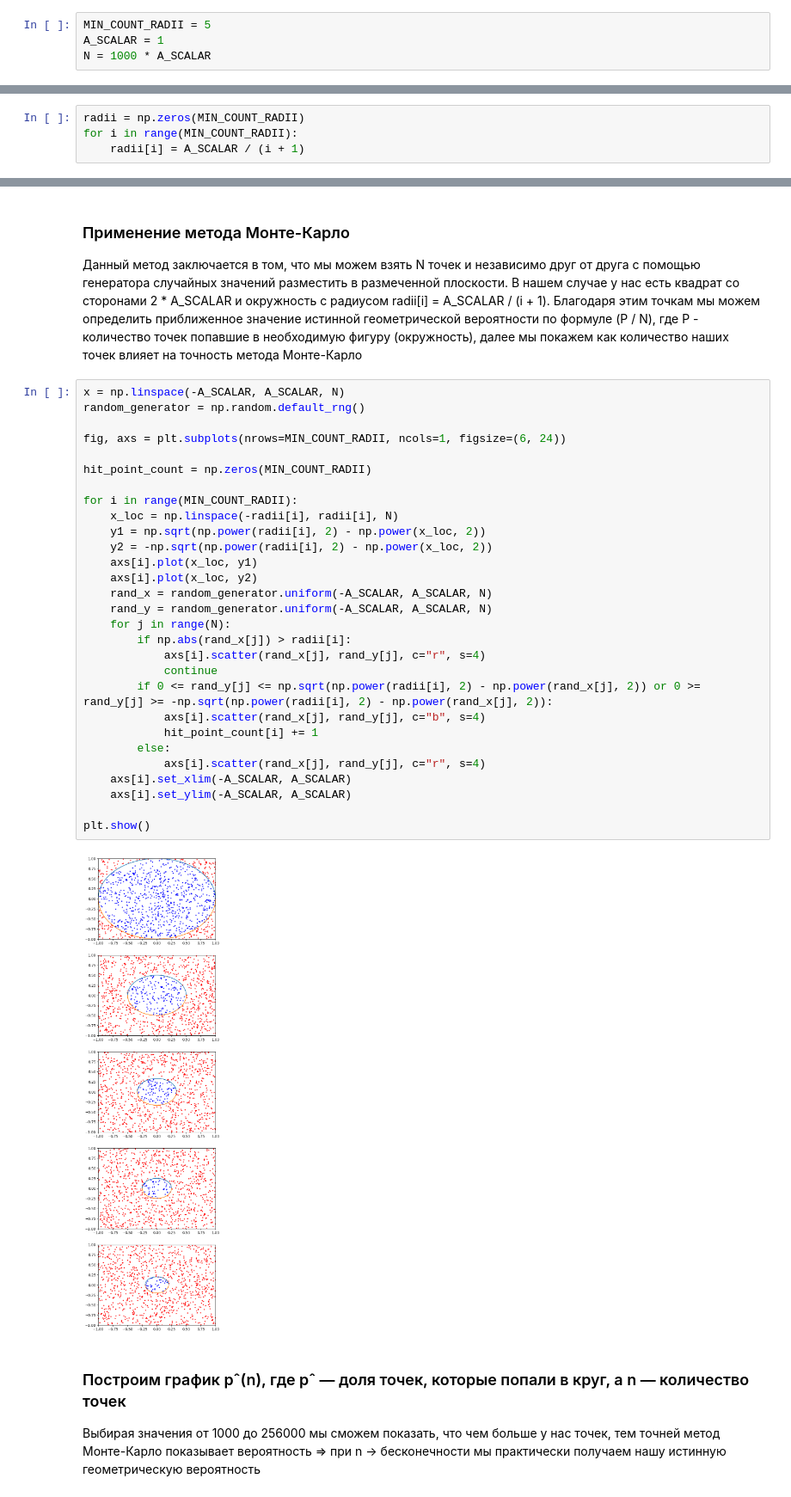
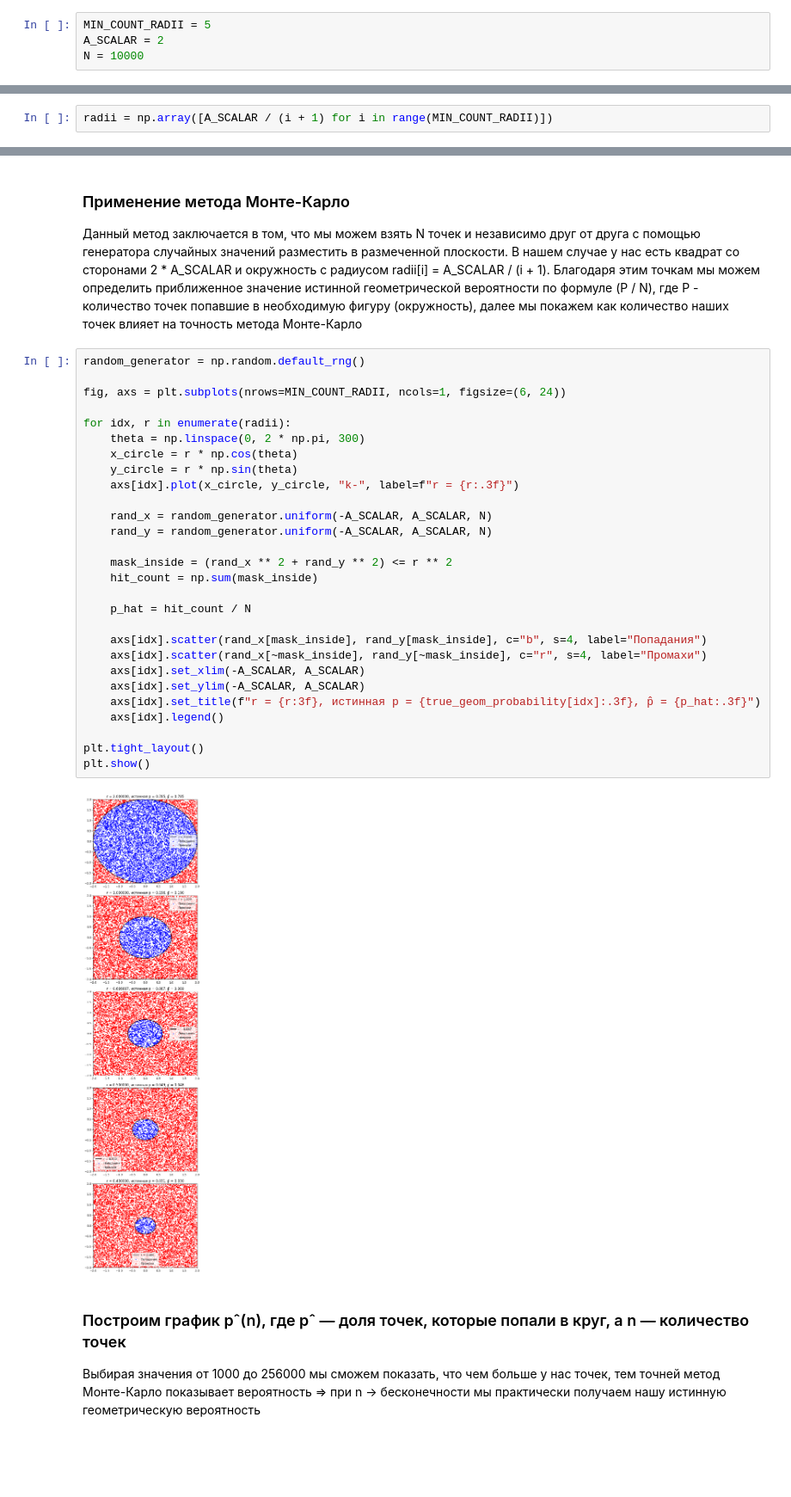
Before and after one commit to mezgou/labs-statistics-and-data-analysis, a Jupyter notebook: src/lab1/calc_geom_probability.ipynb, the cells around one changed output, grey strips where cells are left out. Shown at 86% size. Saved outputs shown, nothing was run; the diff lists cells and outputs as text; blank space fills up the shorter version.

```diff
--- a/src/lab1/calc_geom_probability.ipynb
+++ b/src/lab1/calc_geom_probability.ipynb
@@ -20,15 +20,13 @@ import matplotlib.pyplot as plt
 В дальнейшем требуются некоторые константы, в нашем случае минимальное количество радиусов для наших окружностей, а также скаляр A, который необходим для правильного расставления границ промежутков и длинны сторон квадрата (*сторона квадрта задается как 2 * A*). ***N*** - количество точек
 # %%
 MIN_COUNT_RADII = 5
-A_SCALAR = 1
-N = 1000 * A_SCALAR
+A_SCALAR = 2
+N = 10000
 # %% [markdown]
 ### Задание последовательности радиусов
 Наша последовательность радиусов окружностей (***MIN_COUNT_RADII*** штук) задается по формуле radii[i] = A_SCALAR / (i + 1)
 # %%
-radii = np.zeros(MIN_COUNT_RADII)
-for i in range(MIN_COUNT_RADII):
-    radii[i] = A_SCALAR / (i + 1)
+radii = np.array([A_SCALAR / (i + 1) for i in range(MIN_COUNT_RADII)])
 # %% [markdown]
 ### Расчёт истинной геометрической вероятности как отношение соотвествующих площадей
 Площадь окружности = ***PI * R^2***, где PI - число пи (3.1415...) и R - радиус окружности
@@ -40,36 +36,35 @@ for i in range(MIN_COUNT_RADII):
 ### Применение метода Монте-Карло
 Данный метод заключается в том, что мы можем взять N точек и независимо друг от друга с помощью генератора случайных значений разместить в размеченной плоскости. В нашем случае у нас есть квадрат со сторонами 2 * A_SCALAR и окружность с радиусом radii[i] = A_SCALAR / (i + 1). Благодаря этим точкам мы можем определить приближенное значение истинной геометрической вероятности по формуле (P / N), где P - количество точек попавшие в необходимую фигуру (окружность), далее мы покажем как количество наших точек влияет на точность метода Монте-Карло
 # %%
-x = np.linspace(-A_SCALAR, A_SCALAR, N)
 random_generator = np.random.default_rng()
 
 fig, axs = plt.subplots(nrows=MIN_COUNT_RADII, ncols=1, figsize=(6, 24))
 
-hit_point_count = np.zeros(MIN_COUNT_RADII)
+for idx, r in enumerate(radii):
+    theta = np.linspace(0, 2 * np.pi, 300)
+    x_circle = r * np.cos(theta)
+    y_circle = r * np.sin(theta)
+    axs[idx].plot(x_circle, y_circle, "k-", label=f"r = {r:.3f}")
 
-for i in range(MIN_COUNT_RADII):
-    x_loc = np.linspace(-radii[i], radii[i], N)
-    y1 = np.sqrt(np.power(radii[i], 2) - np.power(x_loc, 2))
-    y2 = -np.sqrt(np.power(radii[i], 2) - np.power(x_loc, 2))
-    axs[i].plot(x_loc, y1)
-    axs[i].plot(x_loc, y2)
     rand_x = random_generator.uniform(-A_SCALAR, A_SCALAR, N)
     rand_y = random_generator.uniform(-A_SCALAR, A_SCALAR, N)
-    for j in range(N):
-        if np.abs(rand_x[j]) > radii[i]:
-            axs[i].scatter(rand_x[j], rand_y[j], c="r", s=4)
-            continue
-        if 0 <= rand_y[j] <= np.sqrt(np.power(radii[i], 2) - np.power(rand_x[j], 2)) or 0 >= rand_y[j] >= -np.sqrt(np.power(radii[i], 2) - np.power(rand_x[j], 2)):
-            axs[i].scatter(rand_x[j], rand_y[j], c="b", s=4)
-            hit_point_count[i] += 1
-        else:
-            axs[i].scatter(rand_x[j], rand_y[j], c="r", s=4)
-    axs[i].set_xlim(-A_SCALAR, A_SCALAR)
-    axs[i].set_ylim(-A_SCALAR, A_SCALAR)
 
+    mask_inside = (rand_x ** 2 + rand_y ** 2) <= r ** 2
+    hit_count = np.sum(mask_inside)
+
+    p_hat = hit_count / N
+
+    axs[idx].scatter(rand_x[mask_inside], rand_y[mask_inside], c="b", s=4, label="Попадания")
+    axs[idx].scatter(rand_x[~mask_inside], rand_y[~mask_inside], c="r", s=4, label="Промахи")
+    axs[idx].set_xlim(-A_SCALAR, A_SCALAR)
+    axs[idx].set_ylim(-A_SCALAR, A_SCALAR)
+    axs[idx].set_title(f"r = {r:3f}, истинная p = {true_geom_probability[idx]:.3f}, p̂ = {p_hat:.3f}")
+    axs[idx].legend()
+
+plt.tight_layout()
 plt.show()
 # %% [output]
-[figure, old version]
+[figure, new version]
 # %% [markdown]
 ### Построим график pˆ(n), где pˆ — доля точек, которые попали в круг, а n — количество точек
 Выбирая значения от 1000 до 256000 мы сможем показать, что чем больше у нас точек, тем точней метод Монте-Карло показывает вероятность => при n -> бесконечности мы практически получаем нашу истинную геометрическую вероятность
```
Also changed, not shown: parts of 4 cells of this notebook.
